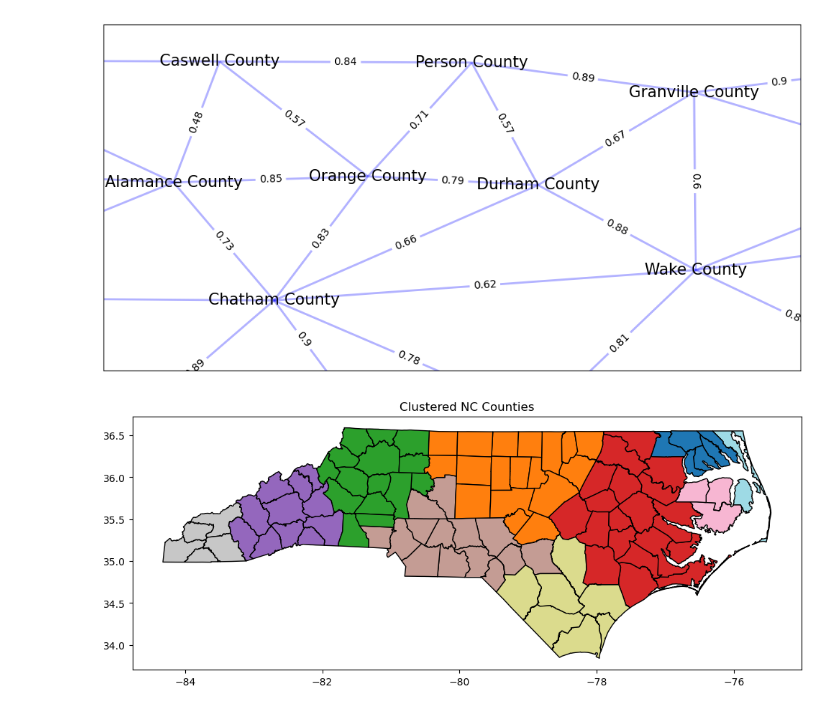
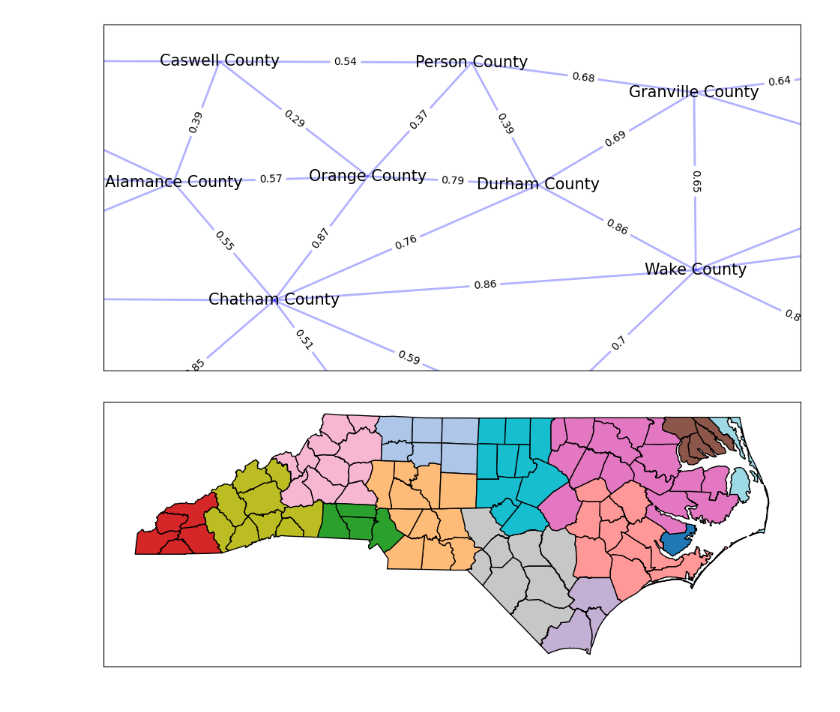
Before and after one commit to olublin/immc-25, a Jupyter notebook: graph_clustering.ipynb, the cells around one changed output. Cells and saved outputs as stored; diff of their text form; code cells hidden in the pictures.

```diff
--- a/graph_clustering.ipynb
+++ b/graph_clustering.ipynb
@@ -106,0 +191,11 @@ np.pi
+# %%
+#weight columns
+gdf['total_population'] = gdf['total_population']
+gdf['median_age'] = gdf['median_age']
+
+gdf[['income_transform1','income_transform2']] = 100 * gdf[['income_transform1','income_transform2']]
+gdf[['race_transform1','race_transform2']] = 10 * gdf[['race_transform1','race_transform2']]
+gdf[['travel_transform1','travel_transform2']] = 10 * gdf[['travel_transform1','travel_transform2']]
+gdf[['citizen_transform1','citizen_transform2']] = 20 * gdf[['citizen_transform1','citizen_transform2']]
+gdf[['education_transform1','education_transform2']] = 20 * gdf[['education_transform1','education_transform2']]
+gdf[['commute_transform1','commute_transform2']] = 10 * gdf[['commute_transform1','commute_transform2']]
@@ -107,9 +211,9 @@ np.pi
 # %%
 #cosine similarity to get edge weights
 def similarity(co1, co2):
-    c1 = np.array(gdf[gdf['NAMELSAD'] == co1].iloc[:,2:-1])  #don't need first 2 observations (county name and population)
-    c2 = np.array(gdf[gdf['NAMELSAD'] == co2].iloc[:,2:-1]).T
-    return 1 - 2 * np.arccos(np.dot(c1,c2)/(np.linalg.norm(c1) * np.linalg.norm(c2)))[0,0]/np.pi
+    c1 = np.array(gdf[gdf['NAMELSAD'] == co1].iloc[:,2:])  #don't need first 2 observations (county name and population)
+    c2 = np.array(gdf[gdf['NAMELSAD'] == co2].iloc[:,2:]).T
+    return 1 - np.arccos((np.dot(c1,c2)/(np.linalg.norm(c1) * np.linalg.norm(c2)))[0,0])/np.pi
 # %%
 #build adjacencies on graph
 G = nx.Graph()
@@ -164,28 +269,32 @@ plt.show()
 # adjacency matrix with weights
 W = nx.to_numpy_array(G, weight='weight')
 
-# Laplacian
+# compute laplacian
 D = np.diag(W.sum(axis=1))
 L = D - W
 
-# compute bottom-k eigenvectors (smallest eigenvalues)
-k = 10
+# compute bottom-k eigenvectors
+k = 14
 eigvals, eigvecs = np.linalg.eigh(L)
-X = eigvecs[:, :k]
+U = eigvecs[:, :k] #get first k eigenvectors
 
-# Run k-means in spectral space
-labels = KMeans(n_clusters=k, n_init='auto').fit_predict(X)
+# k-means clustering
+clusters = KMeans(n_clusters=k, n_init='auto').fit_predict(U)
 
-# attach labels to graph nodes
-for node, label in zip(list(G.nodes),labels):
-    G.nodes[node]['district'] = int(label)
+# attatch cluster label to nodes
+for node, cluster in zip(list(G.nodes),clusters):
+    G.nodes[node]['district'] = int(cluster)
 # %%
 gdf_copy = gdf.copy()
 gdf_copy["district"] = gdf_copy["NAMELSAD"].map(lambda x: G.nodes[x]["district"])
 
 fig, ax = plt.subplots(figsize = (12,8))
 gdf_copy.plot(column="district", cmap="tab20", ax = ax, legend=False, edgecolor="black")
-plt.title("Clustered NC Counties")
+
+plt.savefig("clustered_counties.png")
+
+ax.set_yticks([])
+ax.set_xticks([])
 plt.show()
 # %% [output]
-[figure, old version]
+[figure, new version]
```
Also changed, not shown: parts of 13 cells of this notebook.
